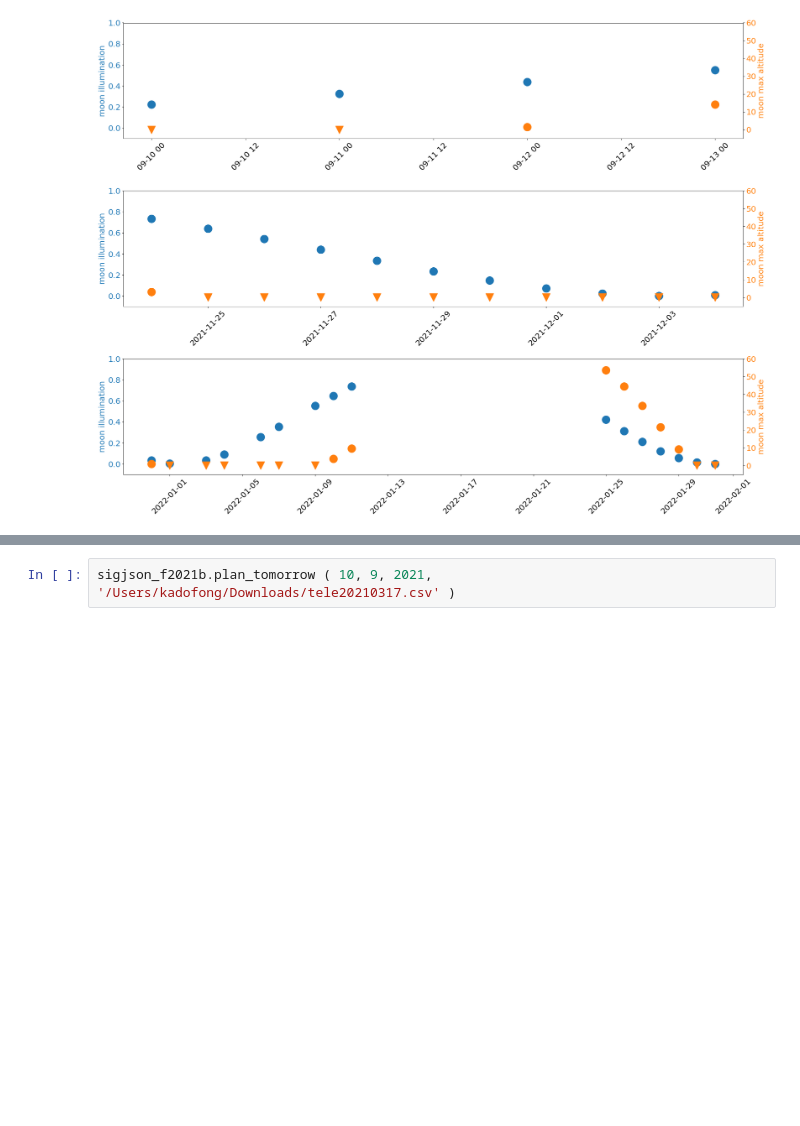
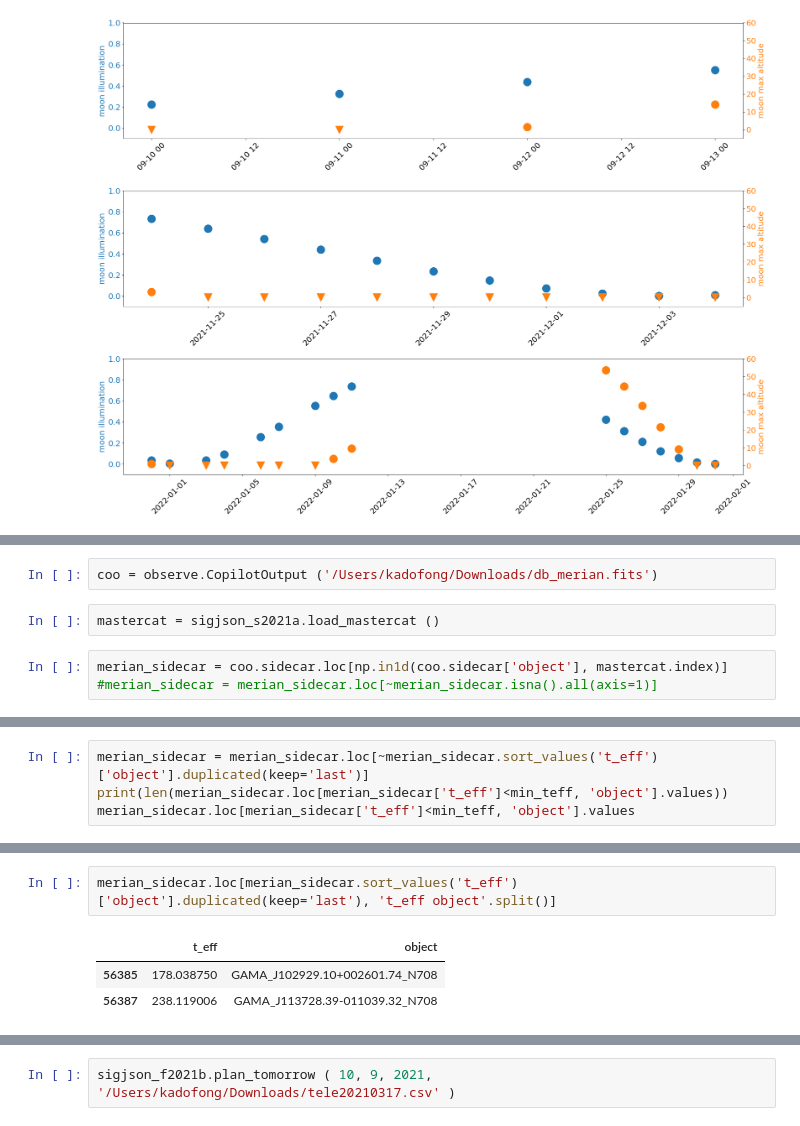
Before and after one commit to MerianSurvey/skipper, a Jupyter notebook: notebooks/Predict2021B.ipynb, the cells around one changed output, grey strips where cells are left out. Drawn from its saved outputs; the diff is of its cells as text; blank space fills up the shorter version.

Commit message:
get sigjson in working order for F2021B

```diff
--- a/notebooks/Predict2021B.ipynb
+++ b/notebooks/Predict2021B.ipynb
@@ -153,0 +180,7 @@ plt.savefig('/Users/kadofong/Downloads/2021B_moonstats.png')
+# %%
+coo = observe.CopilotOutput ('/Users/kadofong/Downloads/db_merian.fits')
+# %%
+mastercat = sigjson_s2021a.load_mastercat ()
+# %%
+merian_sidecar = coo.sidecar.loc[np.in1d(coo.sidecar['object'], mastercat.index)]
+#merian_sidecar = merian_sidecar.loc[~merian_sidecar.isna().all(axis=1)]
@@ -153,0 +202,4 @@ plt.savefig('/Users/kadofong/Downloads/2021B_moonstats.png')
+# %%
+merian_sidecar = merian_sidecar.loc[~merian_sidecar.sort_values('t_eff')['object'].duplicated(keep='last')]
+print(len(merian_sidecar.loc[merian_sidecar['t_eff']<min_teff, 'object'].values))
+merian_sidecar.loc[merian_sidecar['t_eff']<min_teff, 'object'].values
@@ -153,0 +229,6 @@ plt.savefig('/Users/kadofong/Downloads/2021B_moonstats.png')
+# %%
+merian_sidecar.loc[merian_sidecar.sort_values('t_eff')['object'].duplicated(keep='last'), 't_eff object'.split()]
+# %% [output]
+|  | t_eff | object |
+| 56385 | 178.038750 | GAMA_J102929.10+002601.74_N708 |
+| 56387 | 238.119006 | GAMA_J113728.39-011039.32_N708 |
```
Also changed, not shown: parts of 14 cells of this notebook, 5 other files.
